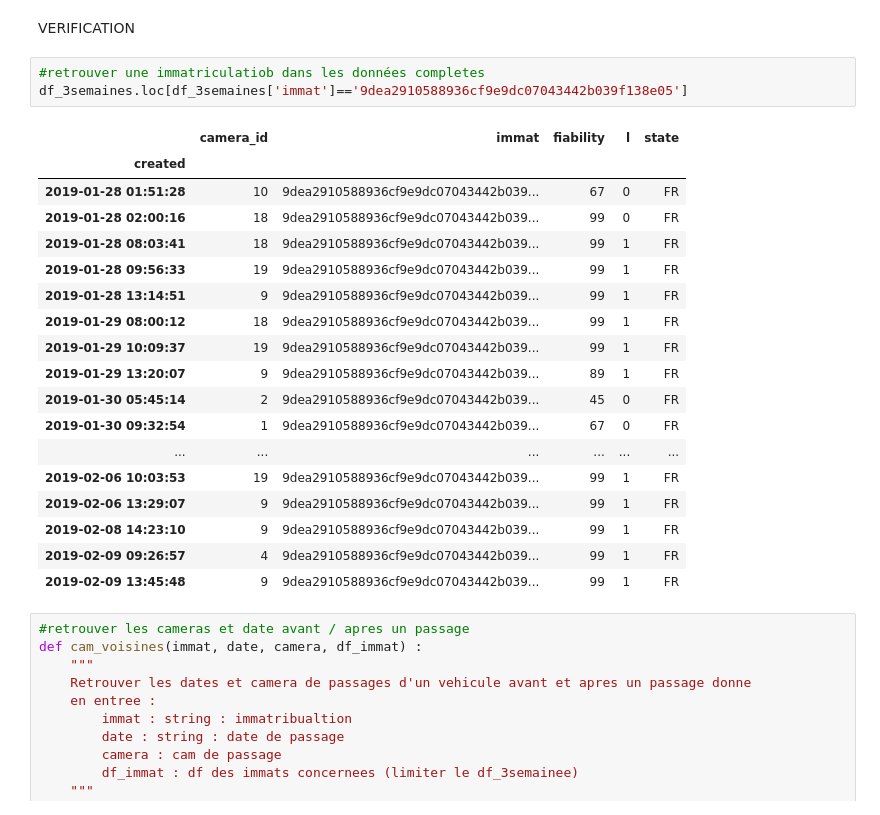
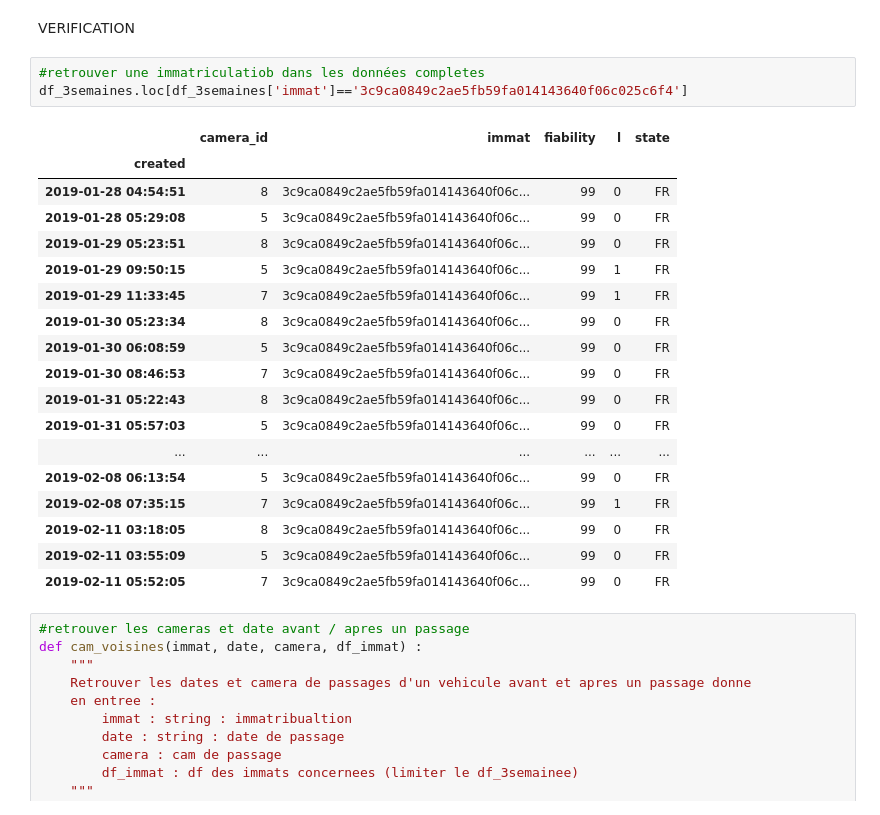
Before and after one commit to nantodevison/lapi, a Jupyter notebook: Carto_Lapi/Analyse/pour_test_travail.ipynb, the cells around one changed output. Drawn from its saved outputs; the diff is of its cells as text.

```diff
--- a/Carto_Lapi/Analyse/pour_test_travail.ipynb
+++ b/Carto_Lapi/Analyse/pour_test_travail.ipynb
@@ -347,26 +441,26 @@ pct_pl
 VERIFICATION
 # %%
 #retrouver une immatriculatiob dans les données completes
-df_3semaines.loc[df_3semaines['immat']=='9dea2910588936cf9e9dc07043442b039f138e05']
+df_3semaines.loc[df_3semaines['immat']=='3c9ca0849c2ae5fb59fa014143640f06c025c6f4']
 # %% [output]
 |  | camera_id | immat | fiability | l | state |
 | created |  |  |  |  |  |
-| 2019-01-28 01:51:28 | 10 | 9dea2910588936cf9e9dc07043442b039... | 67 | 0 | FR |
-| 2019-01-28 02:00:16 | 18 | 9dea2910588936cf9e9dc07043442b039... | 99 | 0 | FR |
-| 2019-01-28 08:03:41 | 18 | 9dea2910588936cf9e9dc07043442b039... | 99 | 1 | FR |
-| 2019-01-28 09:56:33 | 19 | 9dea2910588936cf9e9dc07043442b039... | 99 | 1 | FR |
-| 2019-01-28 13:14:51 | 9 | 9dea2910588936cf9e9dc07043442b039... | 99 | 1 | FR |
-| 2019-01-29 08:00:12 | 18 | 9dea2910588936cf9e9dc07043442b039... | 99 | 1 | FR |
-| 2019-01-29 10:09:37 | 19 | 9dea2910588936cf9e9dc07043442b039... | 99 | 1 | FR |
-| 2019-01-29 13:20:07 | 9 | 9dea2910588936cf9e9dc07043442b039... | 89 | 1 | FR |
-| 2019-01-30 05:45:14 | 2 | 9dea2910588936cf9e9dc07043442b039... | 45 | 0 | FR |
-| 2019-01-30 09:32:54 | 1 | 9dea2910588936cf9e9dc07043442b039... | 67 | 0 | FR |
+| 2019-01-28 04:54:51 | 8 | 3c9ca0849c2ae5fb59fa014143640f06c... | 99 | 0 | FR |
+| 2019-01-28 05:29:08 | 5 | 3c9ca0849c2ae5fb59fa014143640f06c... | 99 | 0 | FR |
+| 2019-01-29 05:23:51 | 8 | 3c9ca0849c2ae5fb59fa014143640f06c... | 99 | 0 | FR |
+| 2019-01-29 09:50:15 | 5 | 3c9ca0849c2ae5fb59fa014143640f06c... | 99 | 1 | FR |
+| 2019-01-29 11:33:45 | 7 | 3c9ca0849c2ae5fb59fa014143640f06c... | 99 | 1 | FR |
+| 2019-01-30 05:23:34 | 8 | 3c9ca0849c2ae5fb59fa014143640f06c... | 99 | 0 | FR |
+| 2019-01-30 06:08:59 | 5 | 3c9ca0849c2ae5fb59fa014143640f06c... | 99 | 0 | FR |
+| 2019-01-30 08:46:53 | 7 | 3c9ca0849c2ae5fb59fa014143640f06c... | 99 | 0 | FR |
+| 2019-01-31 05:22:43 | 8 | 3c9ca0849c2ae5fb59fa014143640f06c... | 99 | 0 | FR |
+| 2019-01-31 05:57:03 | 5 | 3c9ca0849c2ae5fb59fa014143640f06c... | 99 | 0 | FR |
 | ... | ... | ... | ... | ... | ... |
-| 2019-02-06 10:03:53 | 19 | 9dea2910588936cf9e9dc07043442b039... | 99 | 1 | FR |
-| 2019-02-06 13:29:07 | 9 | 9dea2910588936cf9e9dc07043442b039... | 99 | 1 | FR |
-| 2019-02-08 14:23:10 | 9 | 9dea2910588936cf9e9dc07043442b039... | 99 | 1 | FR |
-| 2019-02-09 09:26:57 | 4 | 9dea2910588936cf9e9dc07043442b039... | 99 | 1 | FR |
-| 2019-02-09 13:45:48 | 9 | 9dea2910588936cf9e9dc07043442b039... | 99 | 1 | FR |
+| 2019-02-08 06:13:54 | 5 | 3c9ca0849c2ae5fb59fa014143640f06c... | 99 | 0 | FR |
+| 2019-02-08 07:35:15 | 7 | 3c9ca0849c2ae5fb59fa014143640f06c... | 99 | 1 | FR |
+| 2019-02-11 03:18:05 | 8 | 3c9ca0849c2ae5fb59fa014143640f06c... | 99 | 0 | FR |
+| 2019-02-11 03:55:09 | 5 | 3c9ca0849c2ae5fb59fa014143640f06c... | 99 | 0 | FR |
+| 2019-02-11 05:52:05 | 7 | 3c9ca0849c2ae5fb59fa014143640f06c... | 99 | 0 | FR |
 # %%
 #retrouver les cameras et date avant / apres un passage
 def cam_voisines(immat, date, camera, df_immat) :
```
Also changed, not shown: parts of 18 cells of this notebook, 1 other file.
